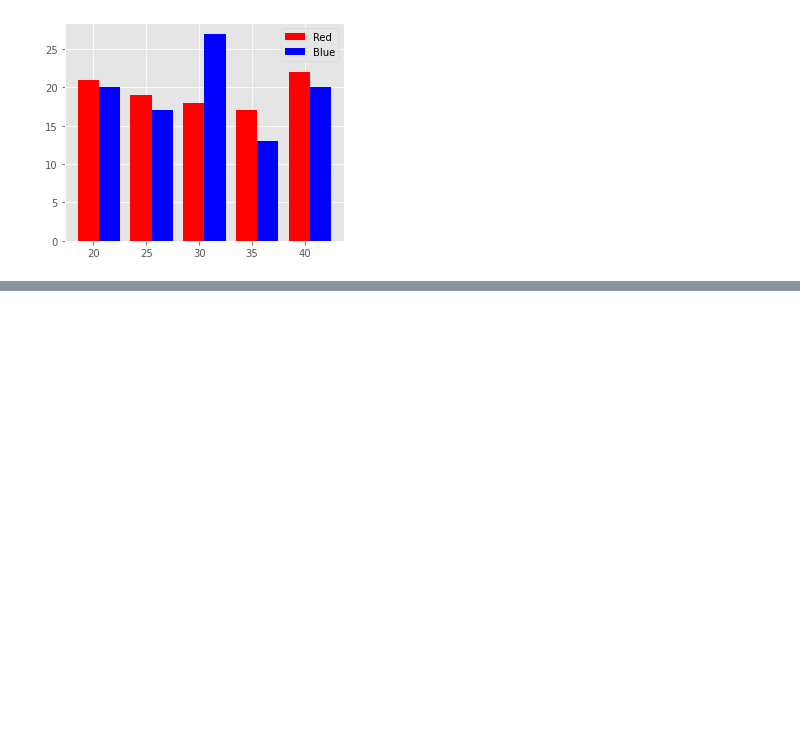
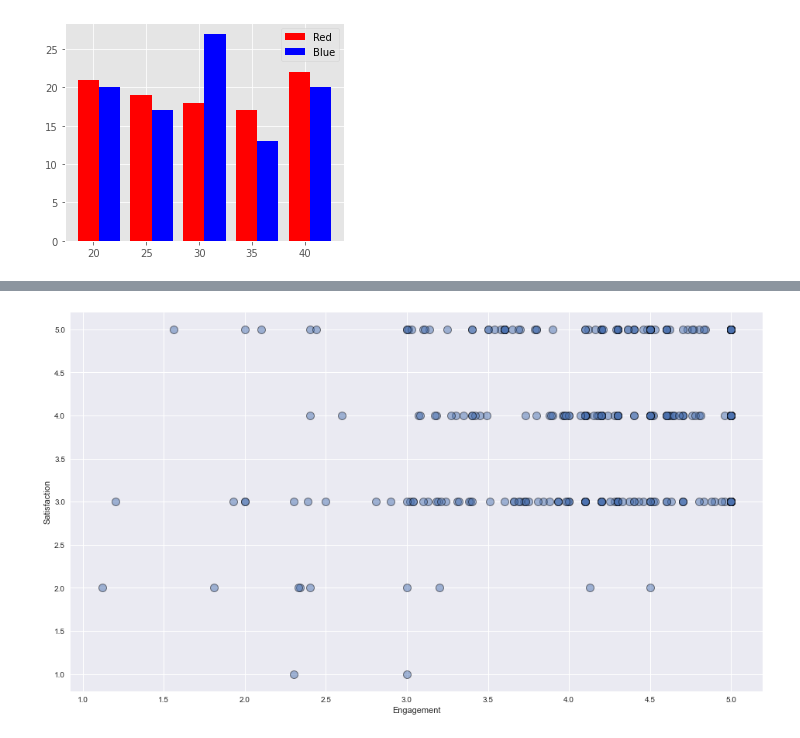
Before and after one commit to anmolk11/Data-visualization, a Jupyter notebook: Untitled.ipynb, the cells around one changed output, grey strips where cells are left out. Saved outputs shown, nothing was run; the diff lists cells and outputs as text; code cells hidden in the pictures; blank space fills up the shorter version.

```diff
--- a/Untitled.ipynb
+++ b/Untitled.ipynb
@@ -108,0 +122,11 @@ plt.legend()
+# %%
+x = df["EngagementSurvey"]
+y = df["EmpSatisfaction"]
+
+plt.figure(figsize = (16,9))
+plt.scatter(x,y,marker = 'o',s = 100,alpha = 0.5,edgecolor = 'k',linewidth = 1)
+plt.xlabel("Engagement")
+plt.ylabel("Satisfaction")
+plt.show()
+# %% [output]
+[figure, added]
```
Also changed, not shown: parts of 20 cells of this notebook.
